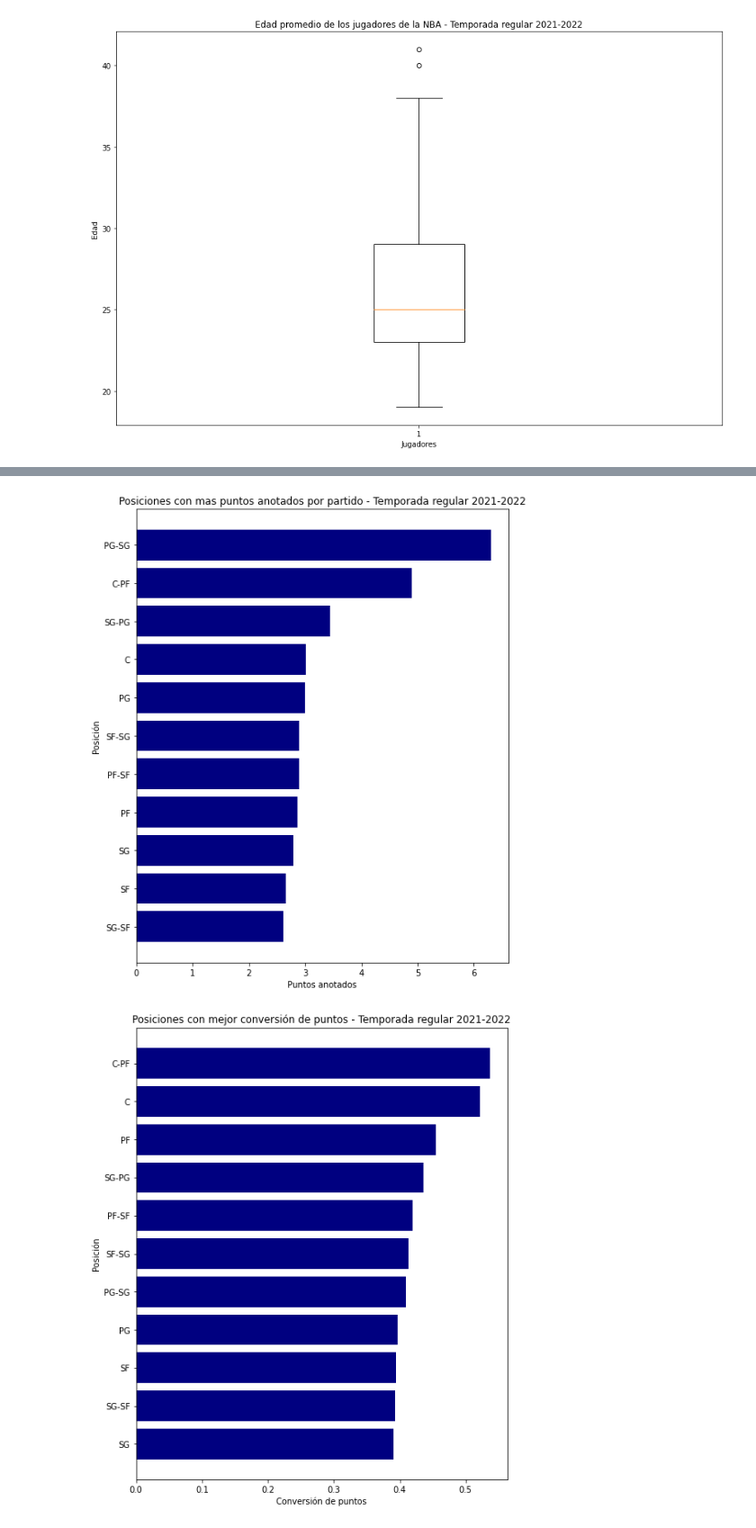
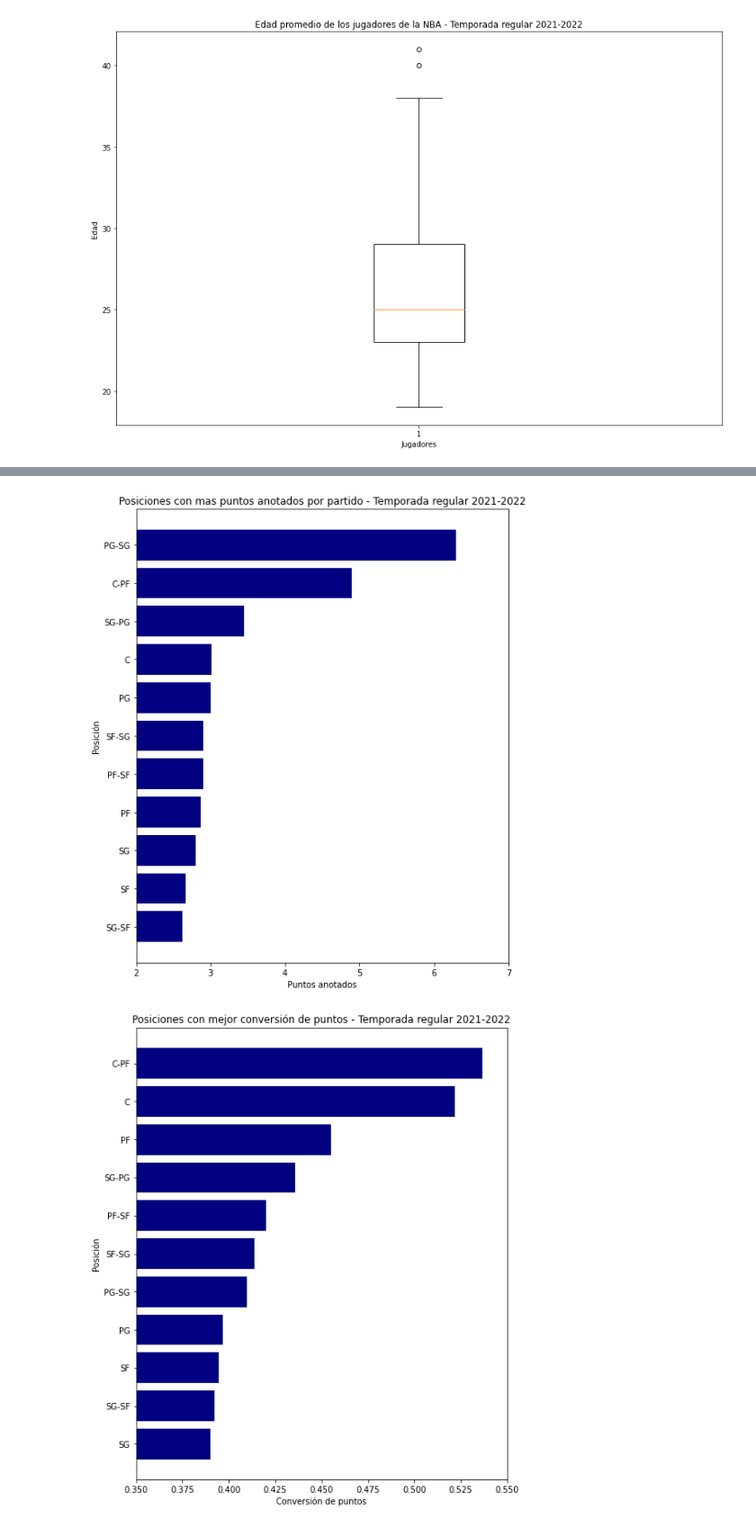
Before and after one commit to santiagobrikman/NBA, a Jupyter notebook: Código/Graficos.ipynb, the cells around one changed output, grey strips where cells are left out. Shown at 90% size. Cells and saved outputs as stored; diff of their text form; code cells hidden in the pictures.

```diff
--- a/Código/Graficos.ipynb
+++ b/Código/Graficos.ipynb
@@ -130,6 +135,7 @@ puntos_anotados = posicion_tripleros1['FG']
 fig2 = plt.figure(1)
 fig2.set_figheight(10)
 fig2.set_figwidth(8)
+plt.xlim(2, 7)
 fig2.set_facecolor('white')
 plt.title('Posiciones con mas puntos anotados por partido - Temporada regular 2021-2022')
 plt.xlabel('Puntos anotados')
@@ -137,29 +143,30 @@ plt.ylabel('Posición')
 plt.barh(posicion,puntos_anotados,color = 'Navy')
 plt.savefig("Posicion puntos anotados.png")
 # %% [output]
-[figure, old version]
+[figure, new version]
 # %%
 #Posición con mejor conversión de puntos
 
 posicion_tripleros1 = df.groupby(['Pos']).mean().reset_index()
 posicion_tripleros1 = posicion_tripleros1[['Pos', 'FG%']].sort_values(by = 'FG%', ascending = False)
 posicion_tripleros1 = posicion_tripleros1.sort_values(by='FG%', ascending=True)
 
 
 posicion = posicion_tripleros1['Pos']
 puntos_anotados = posicion_tripleros1['FG%']
 
 fig2 = plt.figure(1)
 fig2.set_figheight(10)
 fig2.set_figwidth(8)
+plt.xlim(0.35, 0.55)
 fig2.set_facecolor('white')
 plt.title('Posiciones con mejor conversión de puntos - Temporada regular 2021-2022')
 plt.xlabel('Conversión de puntos')
 plt.ylabel('Posición')
 plt.barh(posicion,puntos_anotados,color = 'Navy')
 plt.savefig("Posicion conversion puntos.png")
 # %% [output]
-[figure, old version]
+[figure, new version]
 # %%
 #Equipos con mejor conversión
 
```
Also changed, not shown: parts of 7 cells of this notebook, 11 other files.
